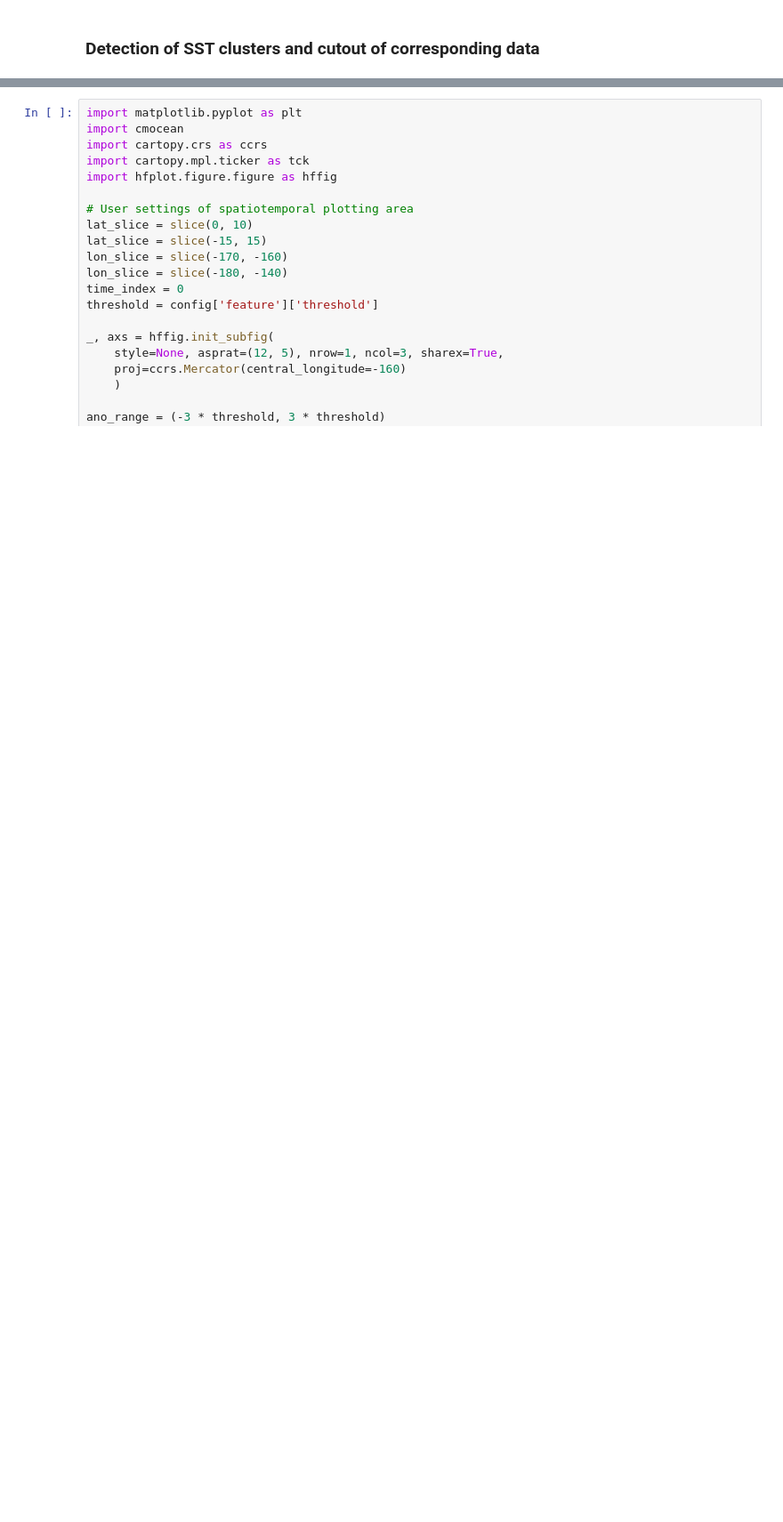
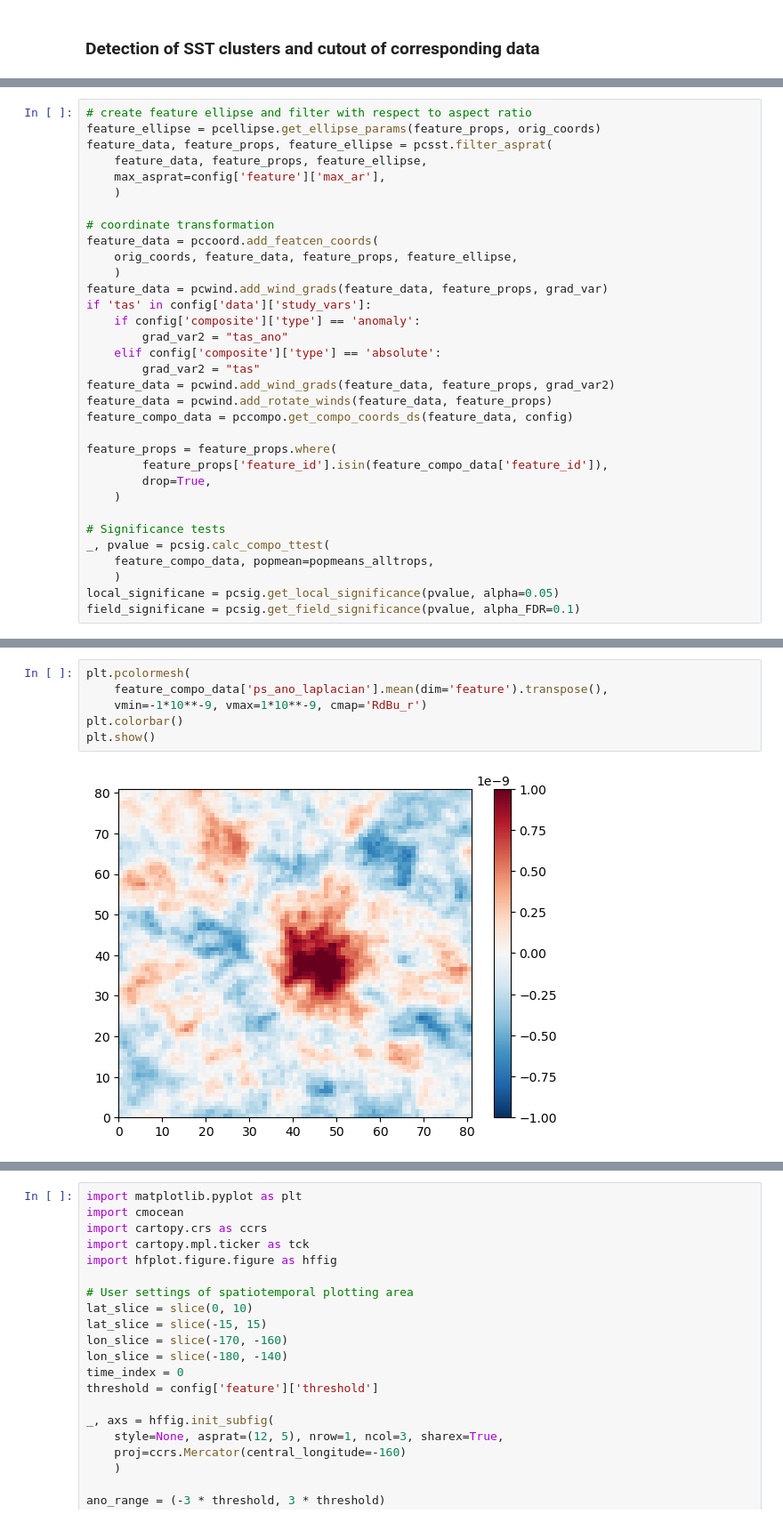
Before and after one commit to HF7weatherman/pycompo, a Jupyter notebook: examples/build_composite_step-by-step.ipynb, the cells around one changed output, grey strips where cells are left out. Shown at 89% size. Cells and saved outputs as stored; diff of their text form; blank space fills up the shorter version.

```diff
--- a/examples/build_composite_step-by-step.ipynb
+++ b/examples/build_composite_step-by-step.ipynb
@@ -149,0 +143,33 @@ field_significane = pcsig.get_field_significance(pvalue, alpha_FDR=0.1)
+# %%
+# create feature ellipse and filter with respect to aspect ratio
+feature_ellipse = pcellipse.get_ellipse_params(feature_props, orig_coords)
+feature_data, feature_props, feature_ellipse = pcsst.filter_asprat(
+    feature_data, feature_props, feature_ellipse,
+    max_asprat=config['feature']['max_ar'],
+    )
+
+# coordinate transformation
+feature_data = pccoord.add_featcen_coords(
+    orig_coords, feature_data, feature_props, feature_ellipse,
+    )
+feature_data = pcwind.add_wind_grads(feature_data, feature_props, grad_var)
+if 'tas' in config['data']['study_vars']:
+    if config['composite']['type'] == 'anomaly':
+        grad_var2 = "tas_ano"
+    elif config['composite']['type'] == 'absolute':
+        grad_var2 = "tas"
+feature_data = pcwind.add_wind_grads(feature_data, feature_props, grad_var2)
+feature_data = pcwind.add_rotate_winds(feature_data, feature_props)
+feature_compo_data = pccompo.get_compo_coords_ds(feature_data, config)
+
+feature_props = feature_props.where(
+        feature_props['feature_id'].isin(feature_compo_data['feature_id']),
+        drop=True,
+    )
+
+# Significance tests
+_, pvalue = pcsig.calc_compo_ttest(
+    feature_compo_data, popmean=popmeans_alltrops,
+    )
+local_significane = pcsig.get_local_significance(pvalue, alpha=0.05)
+field_significane = pcsig.get_field_significance(pvalue, alpha_FDR=0.1)
@@ -149,0 +221,8 @@ field_significane = pcsig.get_field_significance(pvalue, alpha_FDR=0.1)
+# %%
+plt.pcolormesh(
+    feature_compo_data['ps_ano_laplacian'].mean(dim='feature').transpose(),
+    vmin=-1*10**-9, vmax=1*10**-9, cmap='RdBu_r')
+plt.colorbar()
+plt.show()
+# %% [output]
+[figure, added]
```
Also changed, not shown: parts of 12 cells of this notebook, 1 other file.
